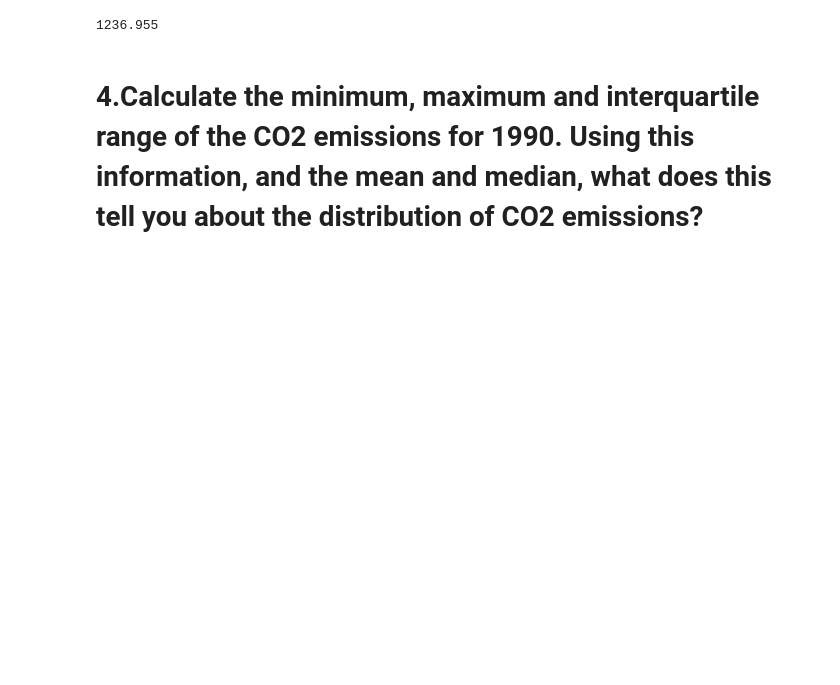
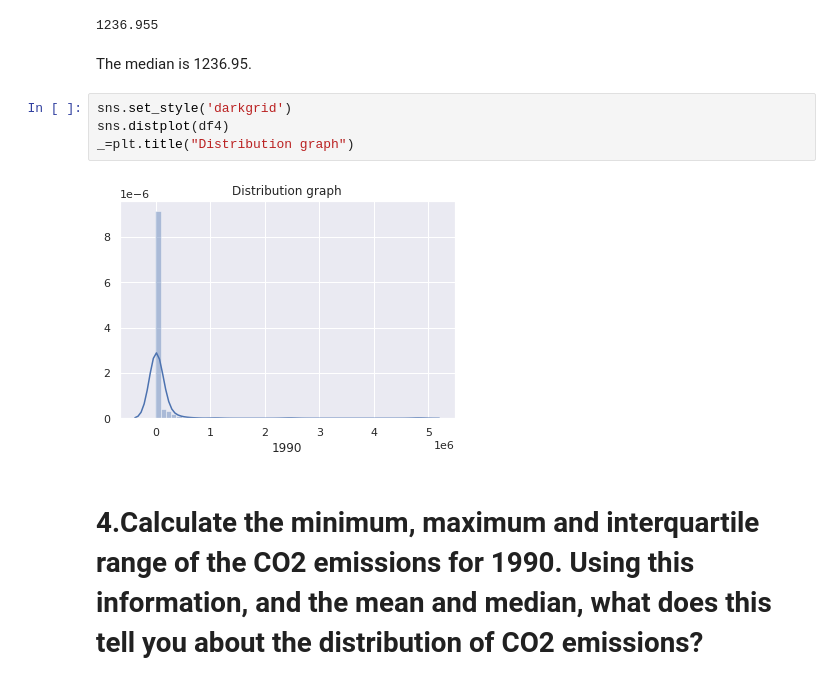
Before and after one commit to rethabilethulo/statistical_thinking1, a Jupyter notebook: Stats_thinking.ipynb, the cells around one changed output. Drawn from its saved outputs; the diff is of its cells as text; blank space fills up the shorter version.

```diff
--- a/Stats_thinking.ipynb
+++ b/Stats_thinking.ipynb
@@ -581,6 +585,14 @@ df4.mean()
 df4.median()
 # %% [output]
 1236.955
+# %% [markdown]
+The median is 1236.95.
+# %%
+sns.set_style('darkgrid')
+sns.distplot(df4)
+_=plt.title("Distribution graph")
+# %% [output]
+[figure, added]
 # %% [markdown]
 # 4.Calculate the minimum, maximum and interquartile range of the CO2 emissions for 1990. Using this information, and the mean and median, what does this tell you about the distribution of CO2 emissions?
 # %% [markdown]
```
Also changed, not shown: parts of 20 cells of this notebook.
